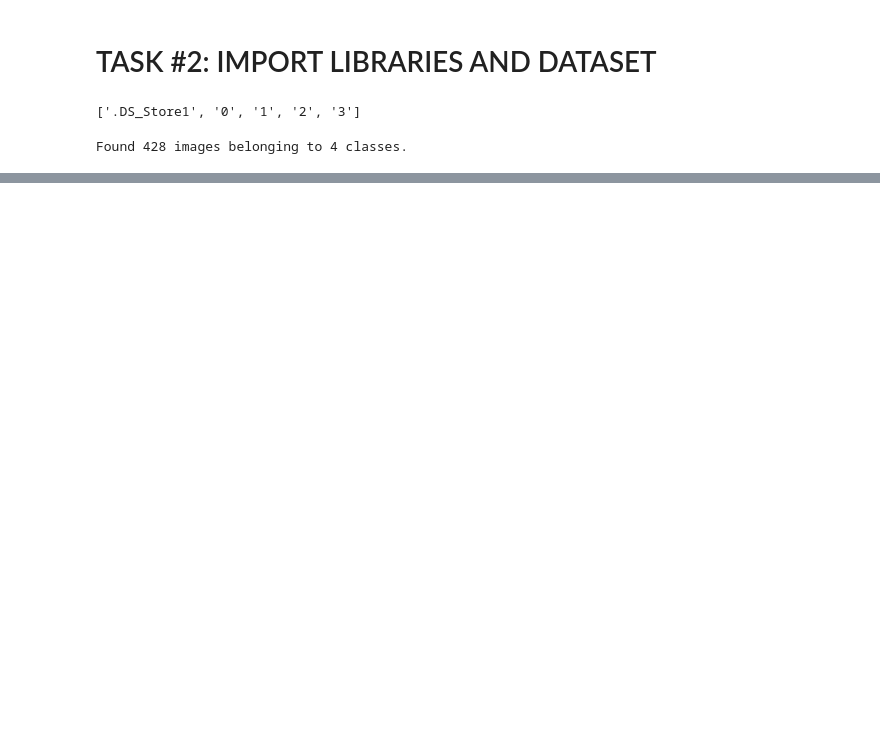
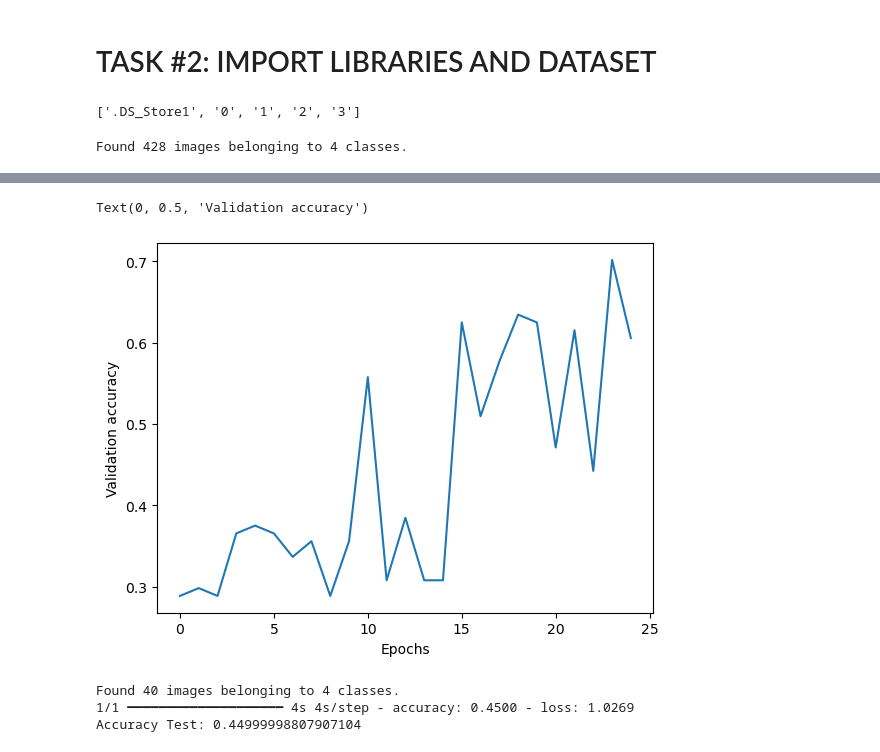
Before and after one commit to ranjansinghds/Operations-Department-Project, a Jupyter notebook: Operations_department_Project.ipynb, the cells around one changed output, grey strips where cells are left out. Cells and saved outputs as stored; diff of their text form; code cells hidden in the pictures; blank space fills up the shorter version.

```diff
--- a/Operations_department_Project.ipynb
+++ b/Operations_department_Project.ipynb
@@ -51,0 +279,7 @@ Found 428 images belonging to 4 classes.
+# %%
+plt.plot(history.history['val_accuracy'])
+plt.xlabel('Epochs')
+plt.ylabel('Validation accuracy')
+# %% [output]
+Text(0, 0.5, 'Validation accuracy')
+[figure, added]
@@ -51,0 +288,12 @@ Found 428 images belonging to 4 classes.
+# %%
+test_gen = ImageDataGenerator(rescale=1./255)
+
+test_generator = test_gen.flow_from_directory(directory= test_directory, target_size=(256, 256), batch_size=40, shuffle=False, class_mode='categorical')
+
+evaluate = model.evaluate(test_generator, verbose=1)
+
+print(f"Accuracy Test: {evaluate[1]}")
+# %% [output]
+Found 40 images belonging to 4 classes.
+1/1 ━━━━━━━━━━━━━━━━━━━━ 4s 4s/step - accuracy: 0.4500 - loss: 1.0269
+Accuracy Test: 0.44999998807907104
```
Also changed, not shown: parts of 31 cells of this notebook, 2 other files.
